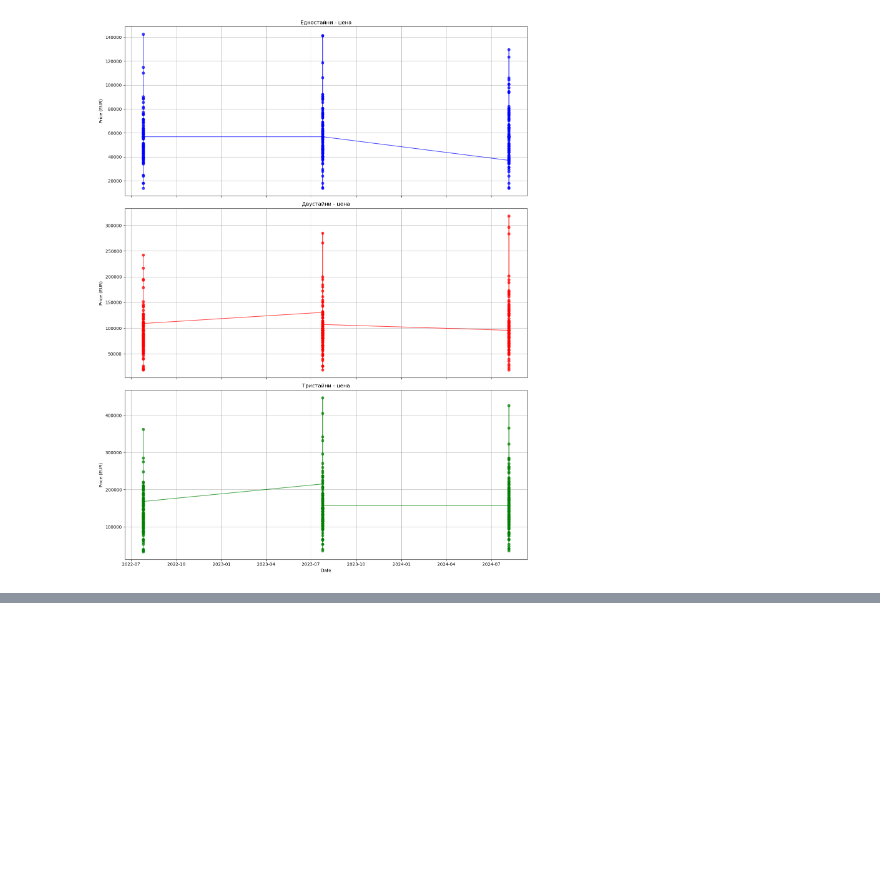
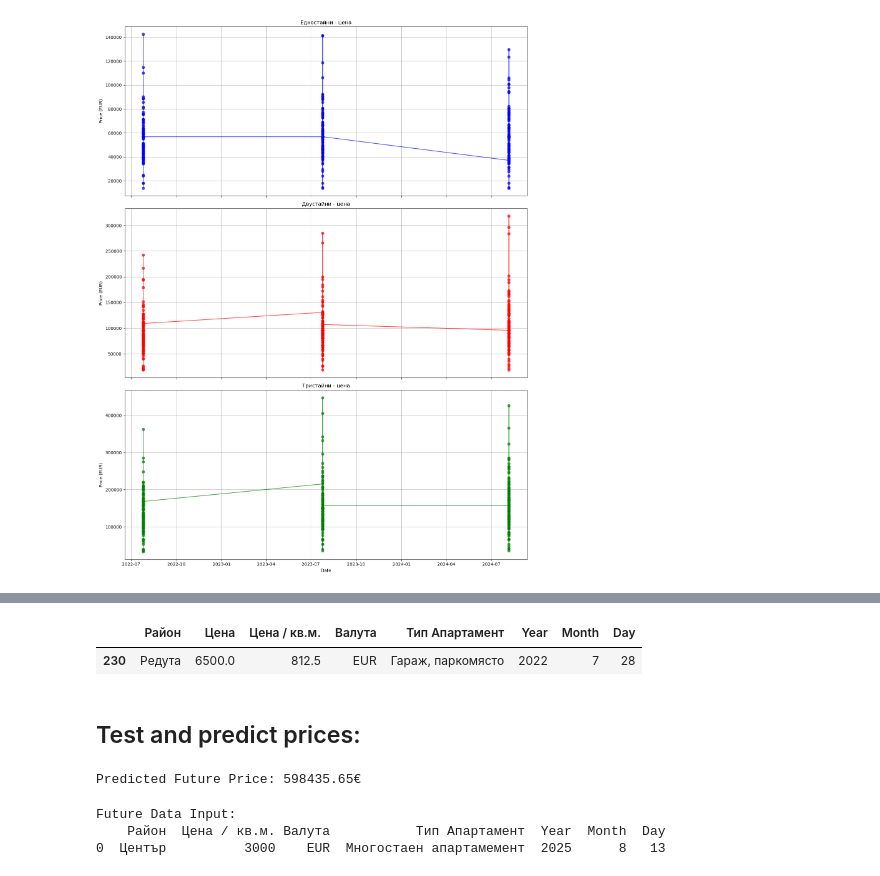
Before and after one commit to GalkaKG/Predicting-Sofia-Real-Estate-Prices, a Jupyter notebook: Predicting Sofia Real Estate Prices.ipynb, the cells around one changed output, grey strips where cells are left out. Drawn from its saved outputs; the diff is of its cells as text; code cells hidden in the pictures; blank space fills up the shorter version.

Commit message:
train model and predict prices

```diff
--- a/Predicting Sofia Real Estate Prices.ipynb
+++ b/Predicting Sofia Real Estate Prices.ipynb
@@ -526,0 +554,4 @@ plt.show()
+# %%
+combined_df['Year'] = combined_df['Дата'].dt.year
+combined_df['Month'] = combined_df['Дата'].dt.month
+combined_df['Day'] = combined_df['Дата'].dt.day
@@ -526,0 +575,2 @@ plt.show()
+# %%
+combined_df = combined_df.drop(columns=['Дата'])
@@ -526,0 +637,4 @@ plt.show()
+# %%
+historical_min = combined_df['Цена'].min()
+historical_max = combined_df['Цена'].max()
+print(f"Historical Price Range: {historical_min} to {historical_max}")
@@ -526,0 +658,31 @@ plt.show()
+# %%
+rows_with_min_price = combined_df[combined_df['Цена'] == historical_min]
+# %%
+rows_with_min_price
+# %% [output]
+|  | Район | Цена | Цена / кв.м. | Валута | Тип Апартамент | Year | Month | Day |
+| 230 | Редута | 6500.0 | 812.5 | EUR | Гараж, паркомясто | 2022 | 7 | 28 |
+# %% [markdown]
+## Test and predict prices:
+# %%
+# Example of predicting future prices
+future_data = pd.DataFrame({
+    'Район': ['Център'],
+    'Цена / кв.м.': [3000],
+    'Валута': ['EUR'],
+    'Тип Апартамент': ['Многостаен апартамемент'],
+    'Year': [2025],
+    'Month': [8],
+    'Day': [13]
+})
+
+future_pred = model.predict(future_data)
+print(f"Predicted Future Price: {future_pred[0]:.2f}€")
+# %% [output]
+Predicted Future Price: 598435.65€
+# %%
+print(f"Future Data Input:\n{future_data}")
+# %% [output]
+Future Data Input:
+    Район  Цена / кв.м. Валута           Тип Апартамент  Year  Month  Day
+0  Център          3000    EUR  Многостаен апартамемент  2025      8   13
```
Also changed, not shown: parts of 21 cells of this notebook.
